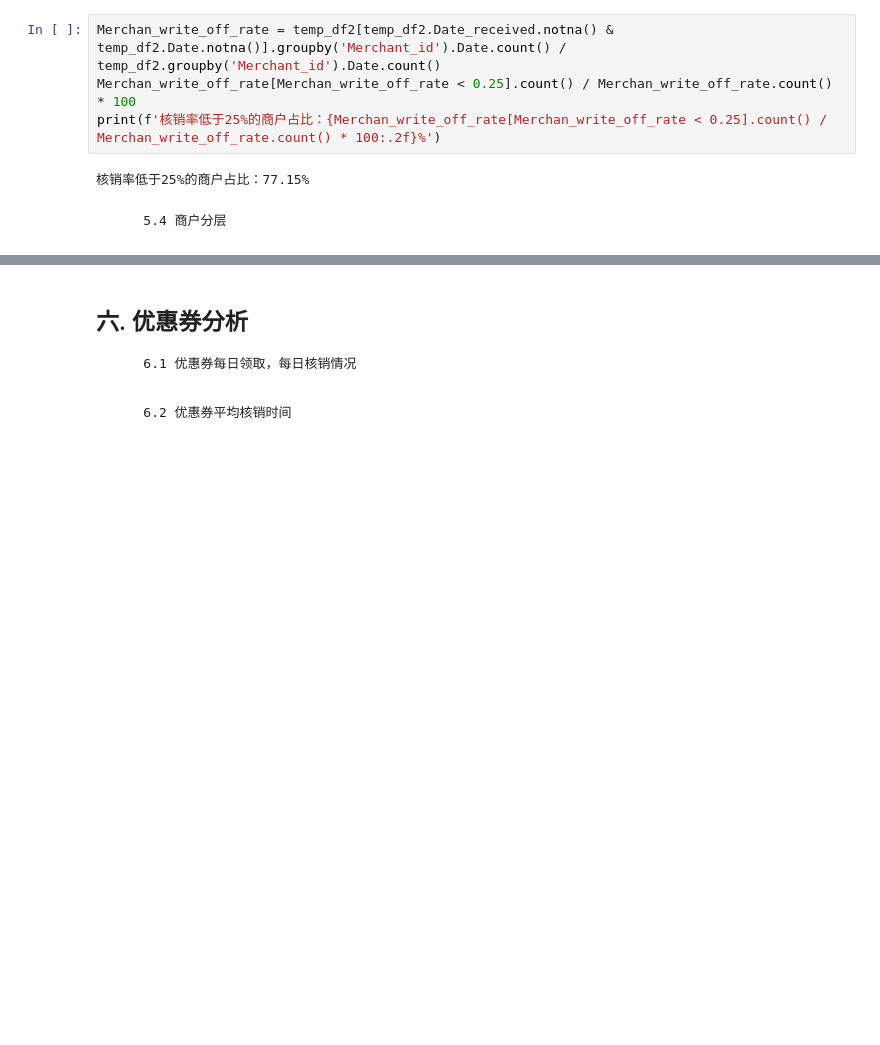
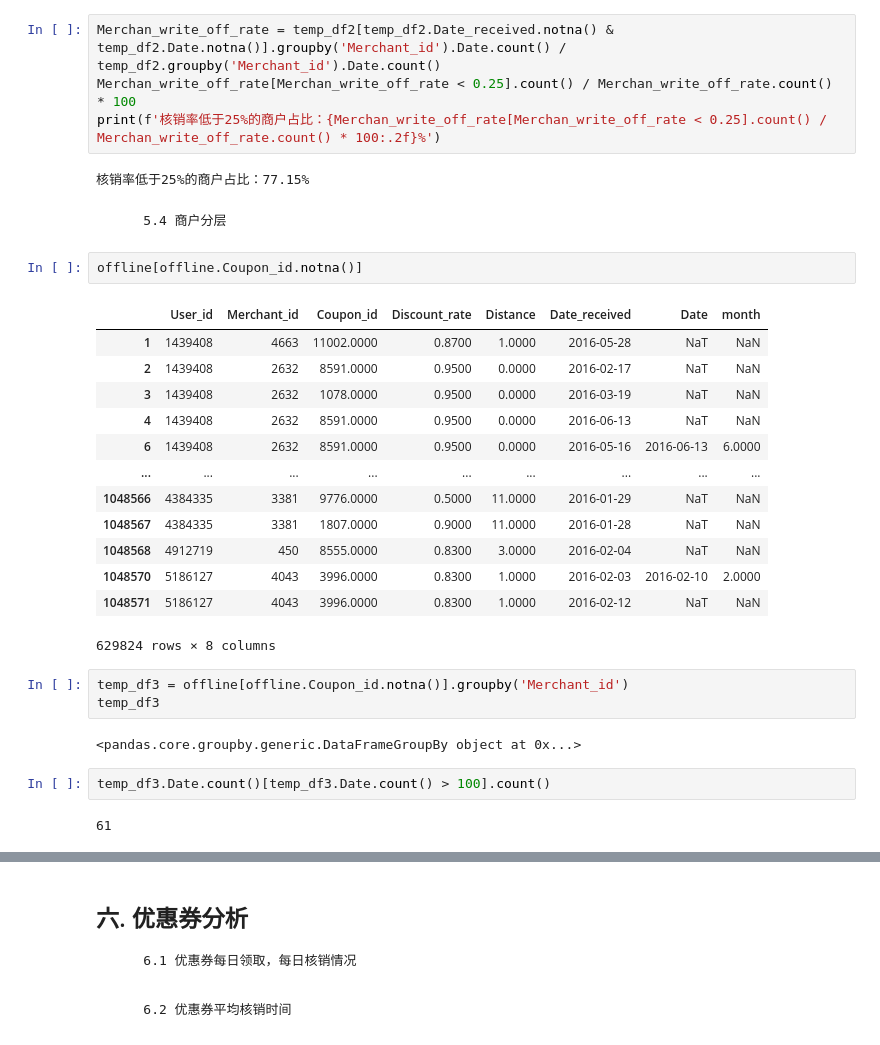
Before and after one commit to lsgd002/Data-analysis, a Jupyter notebook: 五大实战项目/5.O2O优惠券/O2O优惠券线下使用情况.ipynb, the cells around one changed output, grey strips where cells are left out. Drawn from its saved outputs; the diff is of its cells as text; blank space fills up the shorter version.

```diff
--- a/五大实战项目/5.O2O优惠券/O2O优惠券线下使用情况.ipynb
+++ b/五大实战项目/5.O2O优惠券/O2O优惠券线下使用情况.ipynb
@@ -826,3 +826,28 @@ print(f'核销率低于25%的商户占比：{Merchan_write_off_rate[Merchan_writ
 核销率低于25%的商户占比：77.15%
 # %% [markdown]
         5.4 商户分层
+# %%
+offline[offline.Coupon_id.notna()]
+# %% [output]
+|  | User_id | Merchant_id | Coupon_id | Discount_rate | Distance | Date_received | Date | month |
+| 1 | 1439408 | 4663 | 11002.0000 | 0.8700 | 1.0000 | 2016-05-28 | NaT | NaN |
+| 2 | 1439408 | 2632 | 8591.0000 | 0.9500 | 0.0000 | 2016-02-17 | NaT | NaN |
+| 3 | 1439408 | 2632 | 1078.0000 | 0.9500 | 0.0000 | 2016-03-19 | NaT | NaN |
+| 4 | 1439408 | 2632 | 8591.0000 | 0.9500 | 0.0000 | 2016-06-13 | NaT | NaN |
+| 6 | 1439408 | 2632 | 8591.0000 | 0.9500 | 0.0000 | 2016-05-16 | 2016-06-13 | 6.0000 |
+| ... | ... | ... | ... | ... | ... | ... | ... | ... |
+| 1048566 | 4384335 | 3381 | 9776.0000 | 0.5000 | 11.0000 | 2016-01-29 | NaT | NaN |
+| 1048567 | 4384335 | 3381 | 1807.0000 | 0.9000 | 11.0000 | 2016-01-28 | NaT | NaN |
+| 1048568 | 4912719 | 450 | 8555.0000 | 0.8300 | 3.0000 | 2016-02-04 | NaT | NaN |
+| 1048570 | 5186127 | 4043 | 3996.0000 | 0.8300 | 1.0000 | 2016-02-03 | 2016-02-10 | 2.0000 |
+| 1048571 | 5186127 | 4043 | 3996.0000 | 0.8300 | 1.0000 | 2016-02-12 | NaT | NaN |
+629824 rows × 8 columns
+# %%
+temp_df3 = offline[offline.Coupon_id.notna()].groupby('Merchant_id')
+temp_df3
+# %% [output]
+<pandas.core.groupby.generic.DataFrameGroupBy object at 0x...>
+# %%
+temp_df3.Date.count()[temp_df3.Date.count() > 100].count()
+# %% [output]
+61
```
Also changed, not shown: parts of 8 cells of this notebook.
